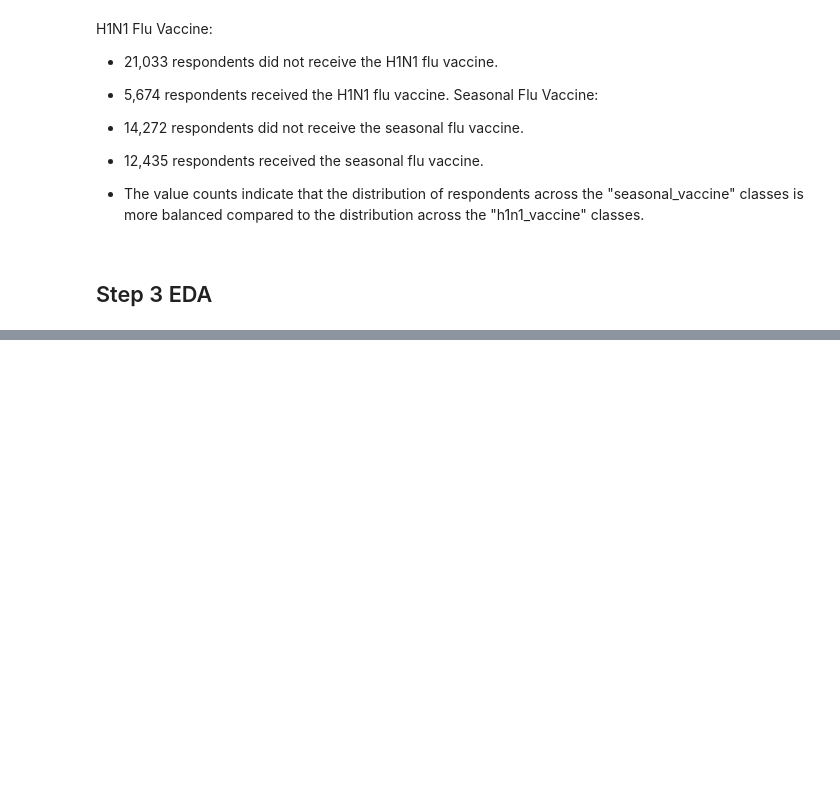
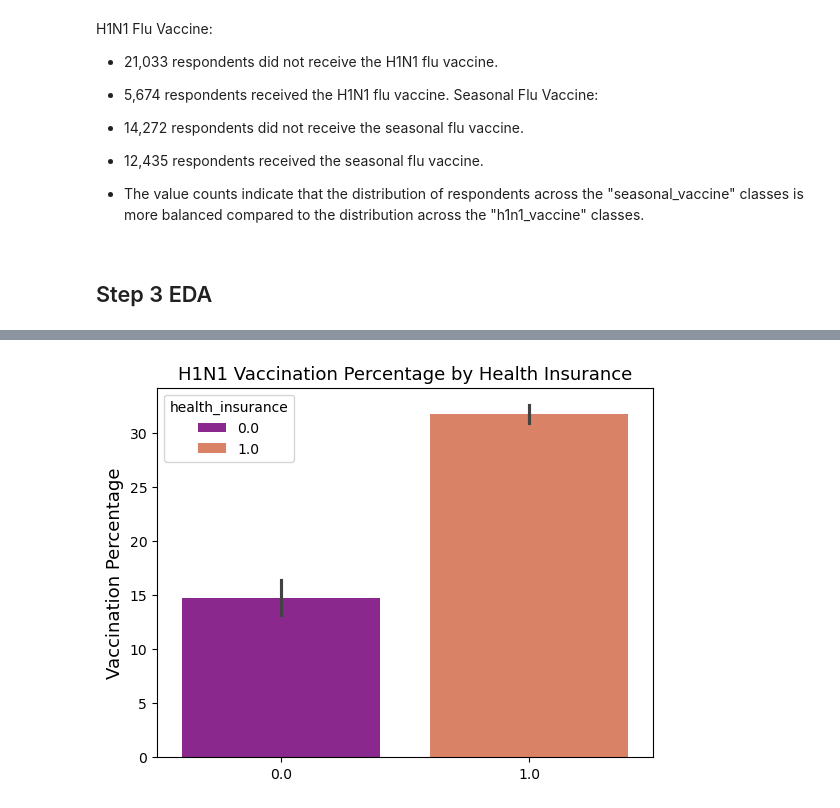
Before and after one commit to jaime8793/Phase_3_Project_DSA, a Jupyter notebook: H1N1_Vaccines.ipynb, the cells around one changed output, grey strips where cells are left out. Saved outputs shown, nothing was run; the diff lists cells and outputs as text; code cells hidden in the pictures; blank space fills up the shorter version.

```diff
--- a/H1N1_Vaccines.ipynb
+++ b/H1N1_Vaccines.ipynb
@@ -165,0 +201,17 @@ Seasonal Flu Vaccine:
+# %%
+
+# A bar plot is created to visualize the relationship between health insurance and H1N1 vaccination percentage
+ins = sns.barplot(x=df2['health_insurance'], y=df2['h1n1_vaccine']*100, hue=df2['health_insurance'], palette='plasma')
+
+# The x-axis label is set to empty
+ins.set_xlabel('')
+
+# The y-axis label is set to 'Vaccination Percentage' with a font size of 13
+ins.set_ylabel('Vaccination Percentage', fontsize=13)
+
+# The title of the plot is set to 'H1N1 Vaccination Percentage by Health Insurance' with a font size of 13
+ins.set_title('H1N1 Vaccination Percentage by Health Insurance', fontsize=13)
+
+plt.show()
+# %% [output]
+[figure, added]
```
Also changed, not shown: parts of 18 cells of this notebook.
